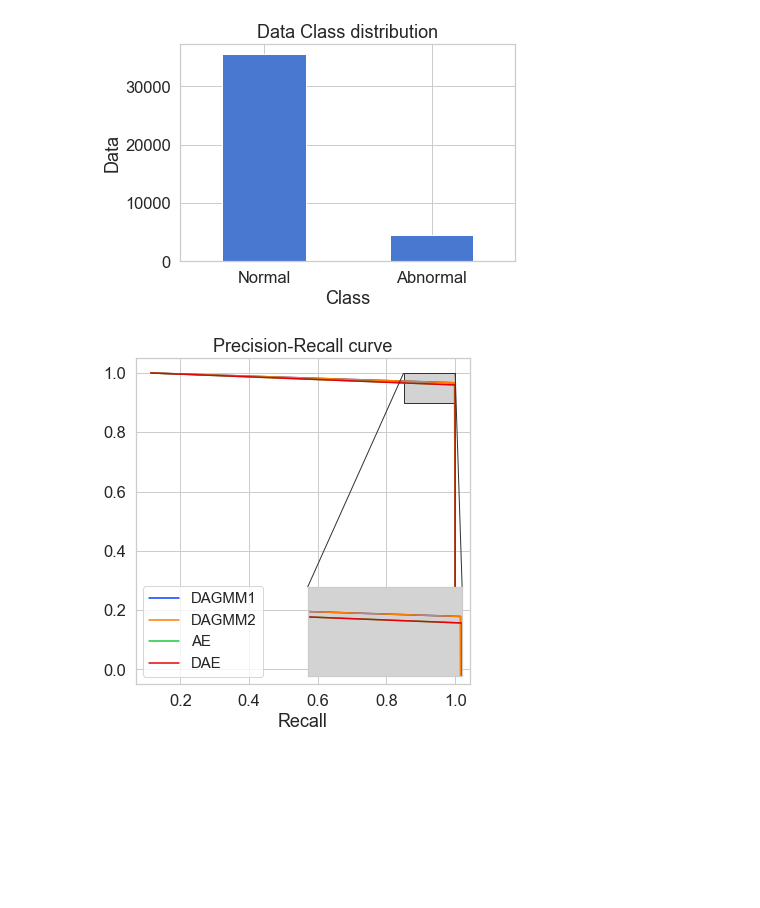
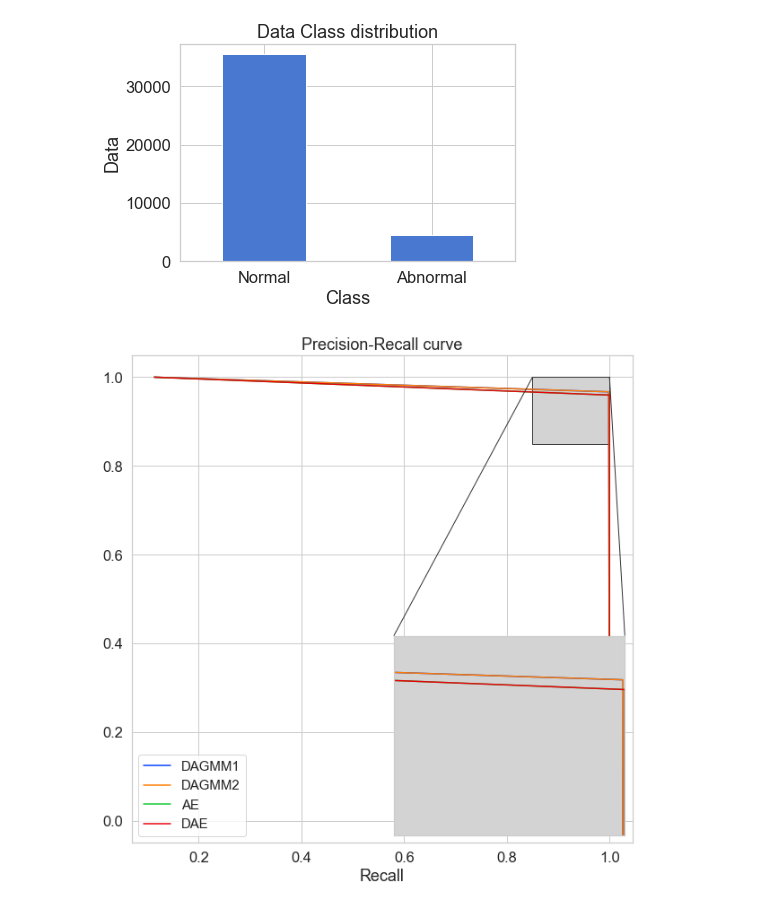
Before and after one commit to 98uranus/Autoencoder, a Jupyter notebook: Performance_graph.ipynb, the cells around one changed output. Saved outputs shown, nothing was run; the diff lists cells and outputs as text; code cells hidden in the pictures; blank space fills up the shorter version.

```diff
--- a/Performance_graph.ipynb
+++ b/Performance_graph.ipynb
@@ -357,38 +357,38 @@ AE_Name = ["AE","DAE"]
 # print(df["DAGMM1"])
 # ROC_Curve(df, Model_Name, rate)
 # %%
-fig, ax = plt.subplots(figsize=[6, 6])
+fig, ax = plt.subplots(figsize=[10, 10])
 sns.set_palette("bright")
 
 ax.plot(df1["DAGMM1"][0][rate[5]][1]['precision'], df1["DAGMM1"][0][rate[5]][1]['recall'], label='DAGMM1')
 ax.plot(df1["DAGMM2"][0][rate[5]][1]['precision'], df1["DAGMM2"][0][rate[5]][1]['recall'], label='DAGMM2')
 ax.plot(df2["AE"][1]['precision'], df2["AE"][1]['recall'], label='AE')
 ax.plot(df2["DAE"][1]['precision'], df2["DAE"][1]['recall'], label='DAE')
 ax.set_xlabel("Precision")
 ax.set_xlabel("Recall")
 ax.set_title("Precision-Recall curve")
 ax.legend(loc='lower left', prop={'size': 15})
 
 # Zoomes part, zoom = 40
 axins = zoomed_inset_axes(ax, 3, loc='lower right', axes_kwargs={"facecolor" : "lightgray"})
 
 # plot
 axins.plot(df1["DAGMM1"][0][rate[5]][1]['precision'], df1["DAGMM1"][0][rate[5]][1]['recall'], label='DAGMM1')
 axins.plot(df1["DAGMM2"][0][rate[5]][1]['precision'], df1["DAGMM2"][0][rate[5]][1]['recall'], label='DAGMM2')
 axins.plot(df2["AE"][1]['precision'], df2["AE"][1]['recall'], label='AE')
 axins.plot(df2["DAE"][1]['precision'], df2["DAE"][1]['recall'], label='DAE')
 
-x1, x2, y1, y2 = 0.85, 1.0, 0.9, 1.0
+x1, x2, y1, y2 = 0.85, 1.0, 0.85, 1.0
 axins.set_xlim(x1, x2)
 axins.set_ylim(y1, y2)
 
 axins.set_xticks([])
 axins.set_yticks([])
 axins.grid()
 
 # ax.indicate_inset_zoom(axins, edgecolor="r", linewidth = 4)
 mark_inset(ax, axins, loc1=2, loc2=1, fc="lightgray", ec="0.2")
 
 plt.show()
 # %% [output]
-[figure, old version]
+[figure, new version]
```
Also changed, not shown: parts of 1 cell of this notebook.
